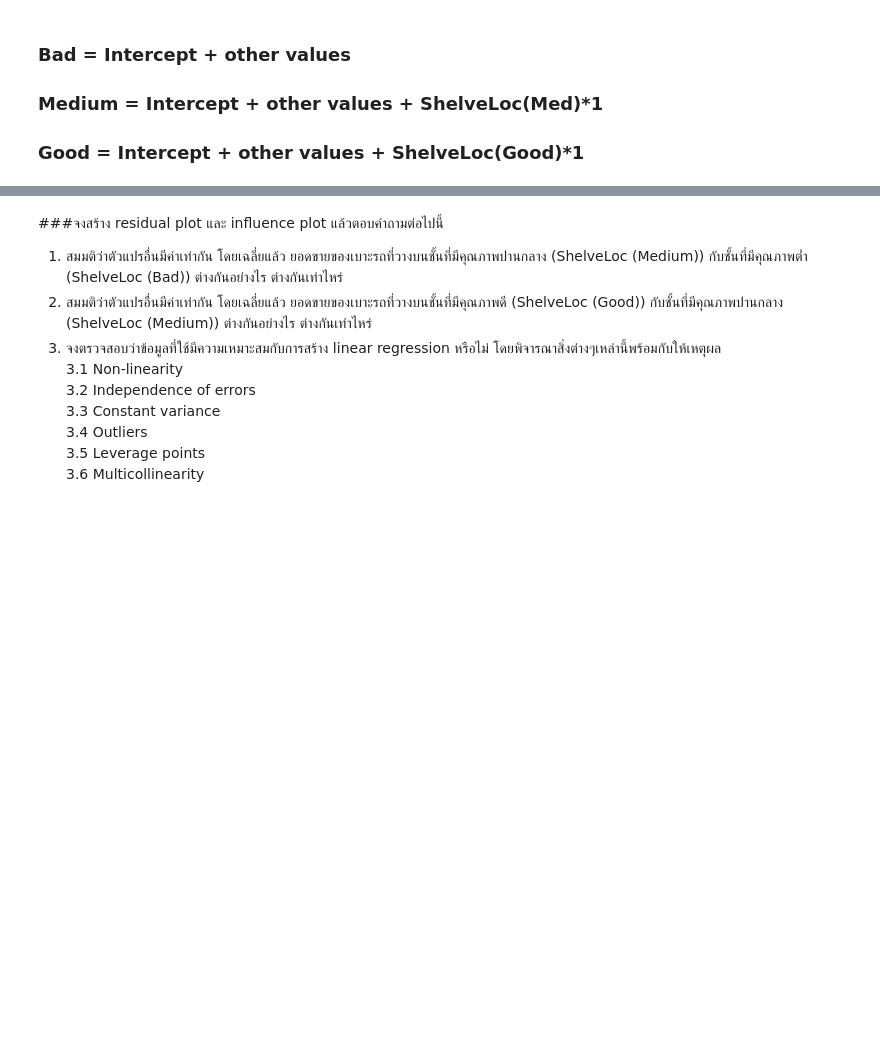
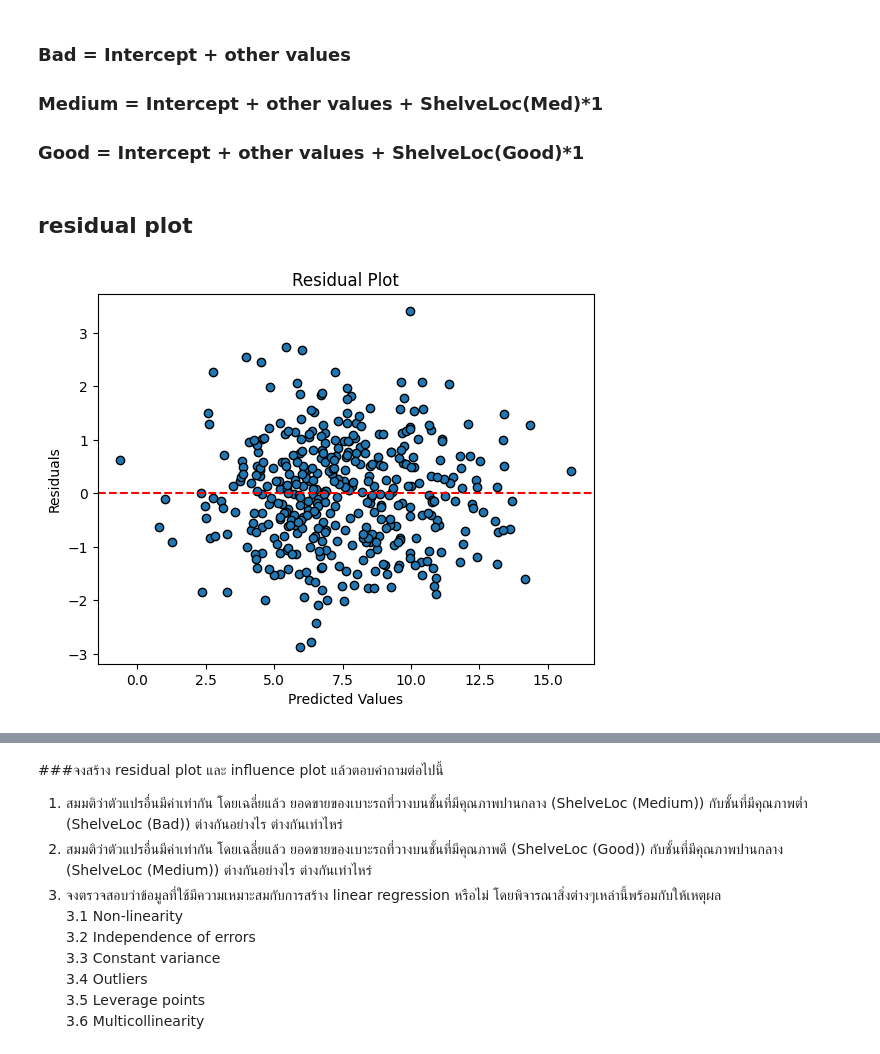
Before and after one commit to H0wAreU/Statistical-Learning-Labs., a Jupyter notebook: 229351_LAB07_670510777_LAB07.ipynb, the cells around one changed output, grey strips where cells are left out. Saved outputs shown, nothing was run; the diff lists cells and outputs as text; code cells hidden in the pictures; blank space fills up the shorter version.

```diff
--- a/229351_LAB07_670510777_LAB07.ipynb
+++ b/229351_LAB07_670510777_LAB07.ipynb
@@ -228,8 +399,25 @@ carseats.head()
 # %%
 all_predictors = '+'.join(carseats.columns.drop('Sales')) #ใช้สูตร 'Sales ~' + all_predictors ในการสร้างโมเดล
 
-'Sales ~ ' + all_predictors
+formula ='Sales ~ ' + all_predictors
 # %% [markdown]
 ### Bad = Intercept + other values
 ### Medium = Intercept + other values + ShelveLoc(Med)*1
 ### Good = Intercept + other values + ShelveLoc(Good)*1
+# %% [markdown]
+## **residual plot**
+# %%
+import statsmodels.formula.api as smf
+import matplotlib.pyplot as plt
+
+model = smf.ols(formula=formula, data=carseats).fit()
+predicted = model.fittedvalues   # ค่าทำนาย
+residuals = model.resid          # residual = actual - predicted
+plt.scatter(predicted, residuals, edgecolors='black')
+plt.axhline(y=0, color='red', linestyle='--')  # เส้นศูนย์
+plt.xlabel("Predicted Values")
+plt.ylabel("Residuals")
+plt.title("Residual Plot")
+plt.show()
+# %% [output]
+[figure, added]
```
Also changed, not shown: parts of 37 cells of this notebook.
